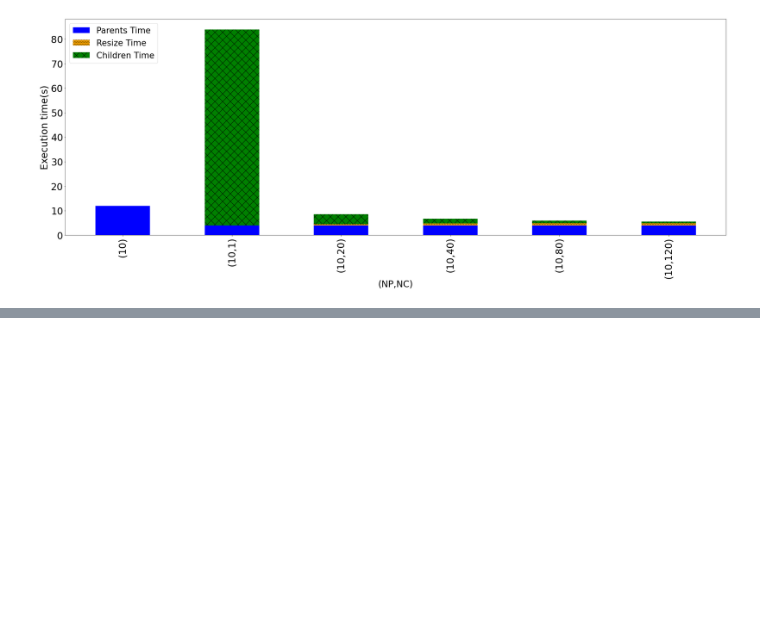
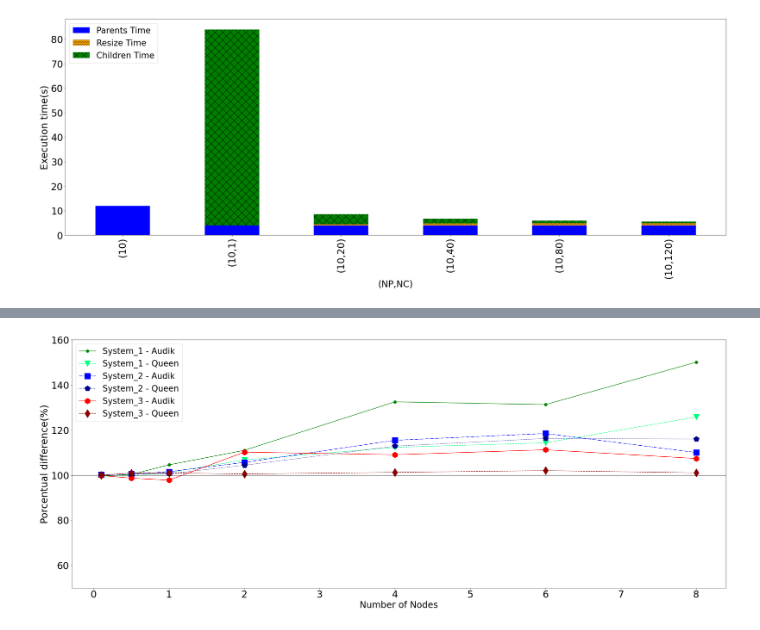
Before and after one commit to hpca-uji/Proteo, a Jupyter notebook: Analysis/analyser.ipynb, the cells around one changed output, grey strips where cells are left out. Saved outputs shown, nothing was run; the diff lists cells and outputs as text; code cells hidden in the pictures; blank space fills up the shorter version.

```diff
--- a/Analysis/analyser.ipynb
+++ b/Analysis/analyser.ipynb
@@ -1613,0 +1583,44 @@ f.savefig("Images/malleabilityTest.png", format="png")
+# %%
+processes = [2,10,20,40,80,120,160]
+aux_cores = 20
+title_y="Porcentual difference(%)"
+title_x="Number of Nodes"
+aux_labels = ['System_1 - Audik', 'System_1 - Queen', 'System_2 - Audik', 'System_2 - Queen', 'System_3 - Audik', 'System_3 - Queen']
+data1 = [99.60, 100.38, 104.60, 111.05, 132.55, 131.33, 150.13]
+data2 = [99.57, 99.63, 101.22, 106.77, 112.37, 114.37, 125.83]
+data3 = [100.22, 100.47, 101.59, 105.68, 115.49, 118.51, 110.06]
+data4 = [100.32, 100.49, 100.67, 104.42, 112.88, 116.31, 116.04]
+data5 = [100.31, 102.19, 101.88, 108.02, 106.44, 104.87, 111.85]
+data5 = [99.85, 98.70, 97.80, 110.26, 109.10, 111.28, 107.41]
+
+
+
+data_x = [data1, data2, data3, data4, data5, data6]
+
+style_aux=0
+
+nodes = []
+for i in range(len(processes)):
+    nodes.append(processes[i]/aux_cores)
+
+f=plt.figure(figsize=(30, 12))
+ax=f.add_subplot(111)
+
+for i in range(len(data_x)):
+    ax.plot(nodes, data_x[i], color=colors_spawn[i], linestyle=linestyle_spawn[i%4], \
+                marker=markers_spawn[i], markersize=18, label=aux_labels[i])
+ax.axhline((100), color='black')
+
+ax.set_ylabel(title_y, fontsize=30)
+ax.set_xlabel(title_x, fontsize=28)
+
+ax.tick_params(axis='both', which='major', labelsize=30)
+ax.tick_params(axis='both', which='minor', labelsize=28)
+plt.legend(loc='best', fontsize=26)
+
+
+f.tight_layout()
+ax.set_ylim(50,160)
+f.savefig("Images/malleabilityTest.png", format="png")
+# %% [output]
+[figure, added]
```
Also changed, not shown: parts of 13 cells of this notebook.
